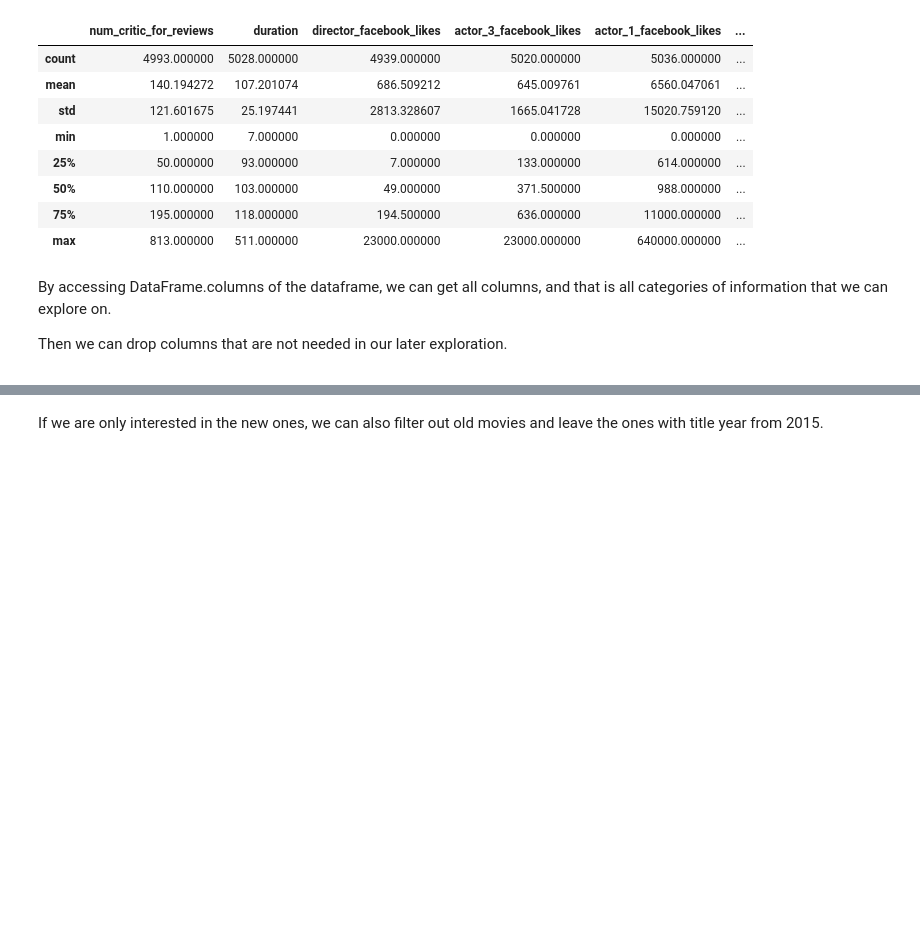
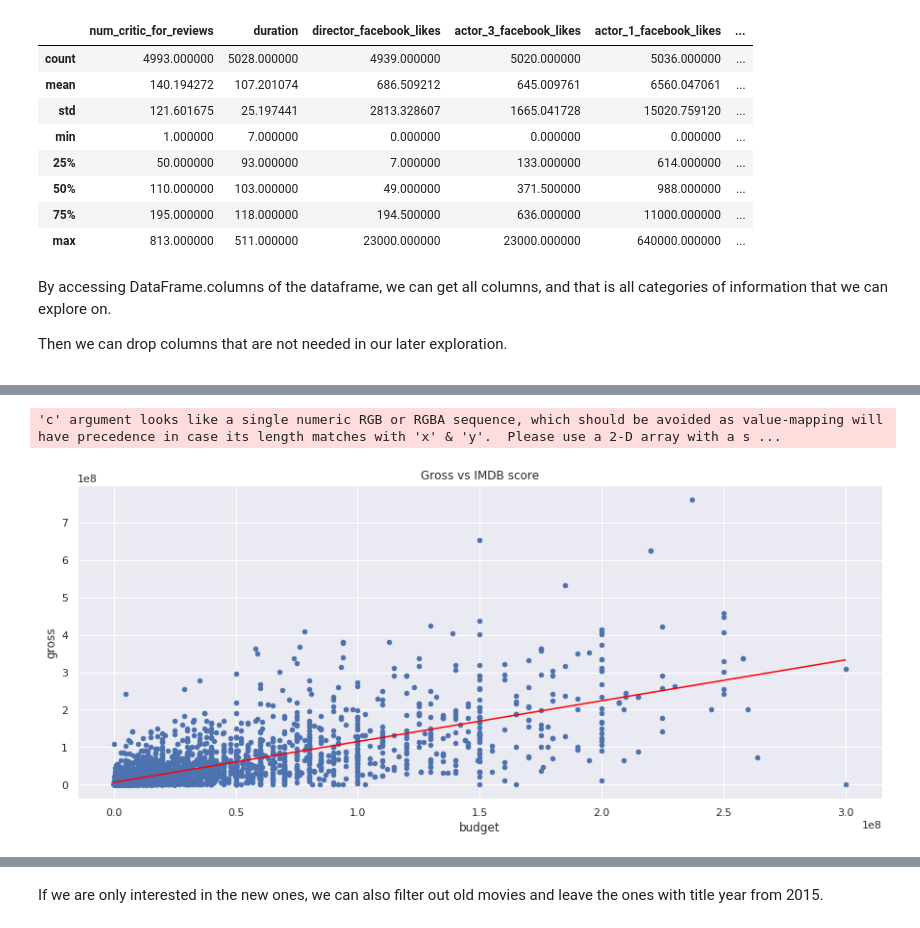
Before and after one commit to mookee233/final_tutorial, a Jupyter notebook: draft.ipynb, the cells around one changed output, grey strips where cells are left out. Cells and saved outputs as stored; diff of their text form; code cells hidden in the pictures; blank space fills up the shorter version.

```diff
--- a/draft.ipynb
+++ b/draft.ipynb
@@ -93,0 +160,13 @@ Index(['color', 'director_name', 'num_critic_for_reviews', 'duration',
+# %%
+movies1 = movies[movies["budget"]<300000000]
+grossbudplot = movies2[['gross', 'budget']]
+grossbudplot.plot(kind = 'scatter', y = 'gross', x = 'budget',figsize = (15,6), title = "Gross vs IMDB score" )
+model1 = LinearRegression()
+model1.fit(movies2[['budget']],movies2['gross'])
+a1 = np.linspace(min(movies2['budget']),max(movies2['budget']),100)
+a2 = model1.coef_*a1 + model1.intercept_
+plt.plot(a1, a2, color='red')
+plt.show()
+# %% [output]
+'c' argument looks like a single numeric RGB or RGBA sequence, which should be avoided as value-mapping will have precedence in case its length matches with 'x' & 'y'.  Please use a 2-D array with a s ...
+[figure, added]
```
Also changed, not shown: parts of 22 cells of this notebook.
